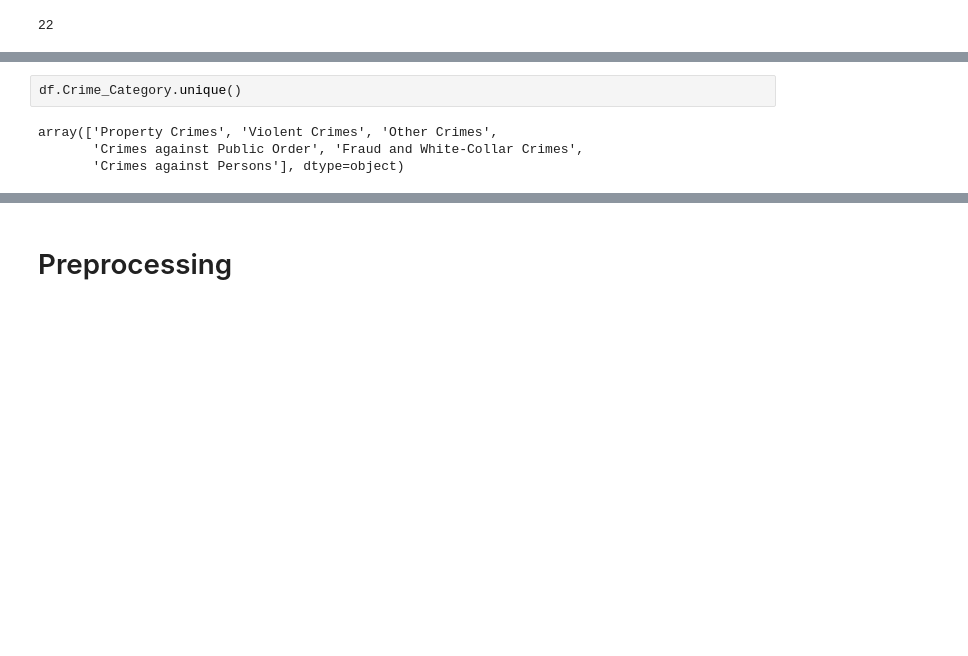
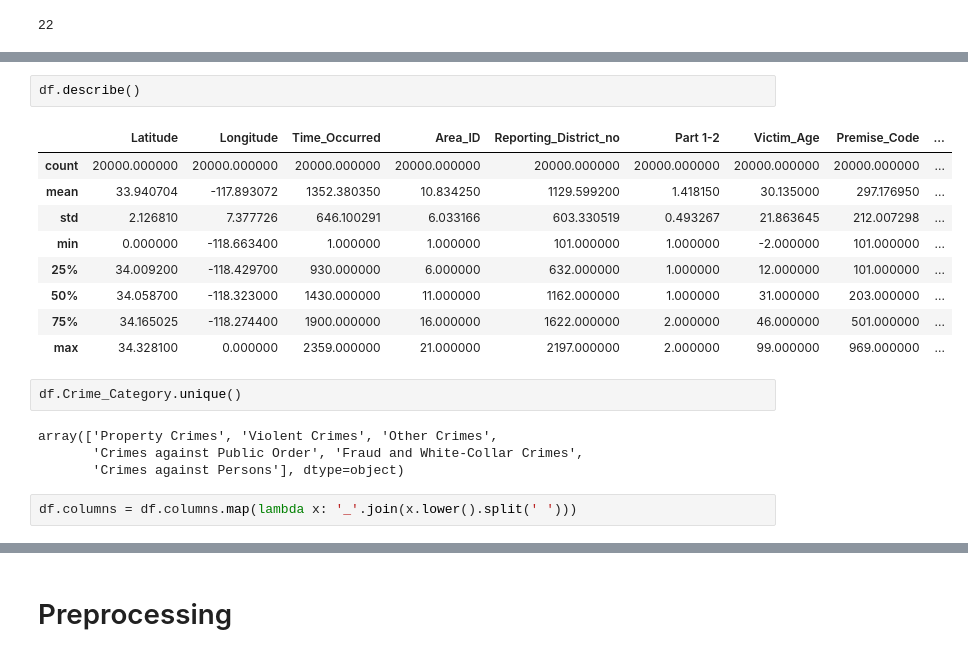
Before and after one commit to LokeshTiwari004/crime_cast, a Jupyter notebook: main.ipynb, the cells around one changed output, grey strips where cells are left out. Drawn from its saved outputs; the diff is of its cells as text; blank space fills up the shorter version.

```diff
--- a/main.ipynb
+++ b/main.ipynb
@@ -67,6 +98,20 @@ len(df.columns)
+# %%
+df.describe()
+# %% [output]
+|  | Latitude | Longitude | Time_Occurred | Area_ID | Reporting_District_no | Part 1-2 | Victim_Age | Premise_Code | ... |
+| count | 20000.000000 | 20000.000000 | 20000.000000 | 20000.000000 | 20000.000000 | 20000.000000 | 20000.000000 | 20000.000000 | ... |
+| mean | 33.940704 | -117.893072 | 1352.380350 | 10.834250 | 1129.599200 | 1.418150 | 30.135000 | 297.176950 | ... |
+| std | 2.126810 | 7.377726 | 646.100291 | 6.033166 | 603.330519 | 0.493267 | 21.863645 | 212.007298 | ... |
+| min | 0.000000 | -118.663400 | 1.000000 | 1.000000 | 101.000000 | 1.000000 | -2.000000 | 101.000000 | ... |
+| 25% | 34.009200 | -118.429700 | 930.000000 | 6.000000 | 632.000000 | 1.000000 | 12.000000 | 101.000000 | ... |
+| 50% | 34.058700 | -118.323000 | 1430.000000 | 11.000000 | 1162.000000 | 1.000000 | 31.000000 | 203.000000 | ... |
+| 75% | 34.165025 | -118.274400 | 1900.000000 | 16.000000 | 1622.000000 | 2.000000 | 46.000000 | 501.000000 | ... |
+| max | 34.328100 | 0.000000 | 2359.000000 | 21.000000 | 2197.000000 | 2.000000 | 99.000000 | 969.000000 | ... |
 # %%
 df.Crime_Category.unique()
 # %% [output]
 array(['Property Crimes', 'Violent Crimes', 'Other Crimes',
        'Crimes against Public Order', 'Fraud and White-Collar Crimes',
        'Crimes against Persons'], dtype=object)
+# %%
+df.columns = df.columns.map(lambda x: '_'.join(x.lower().split(' ')))
```
Also changed, not shown: parts of 13 cells of this notebook.
